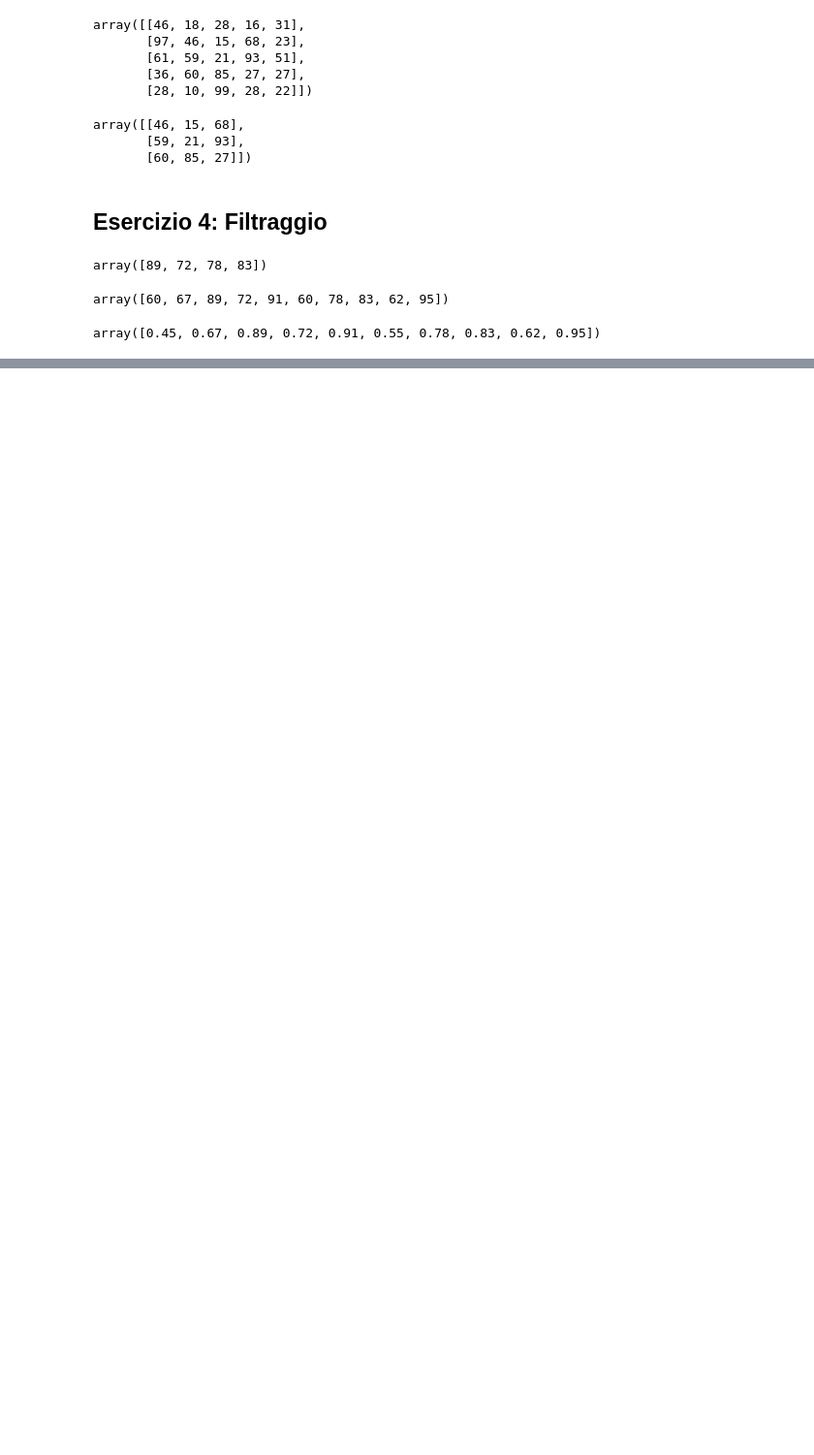
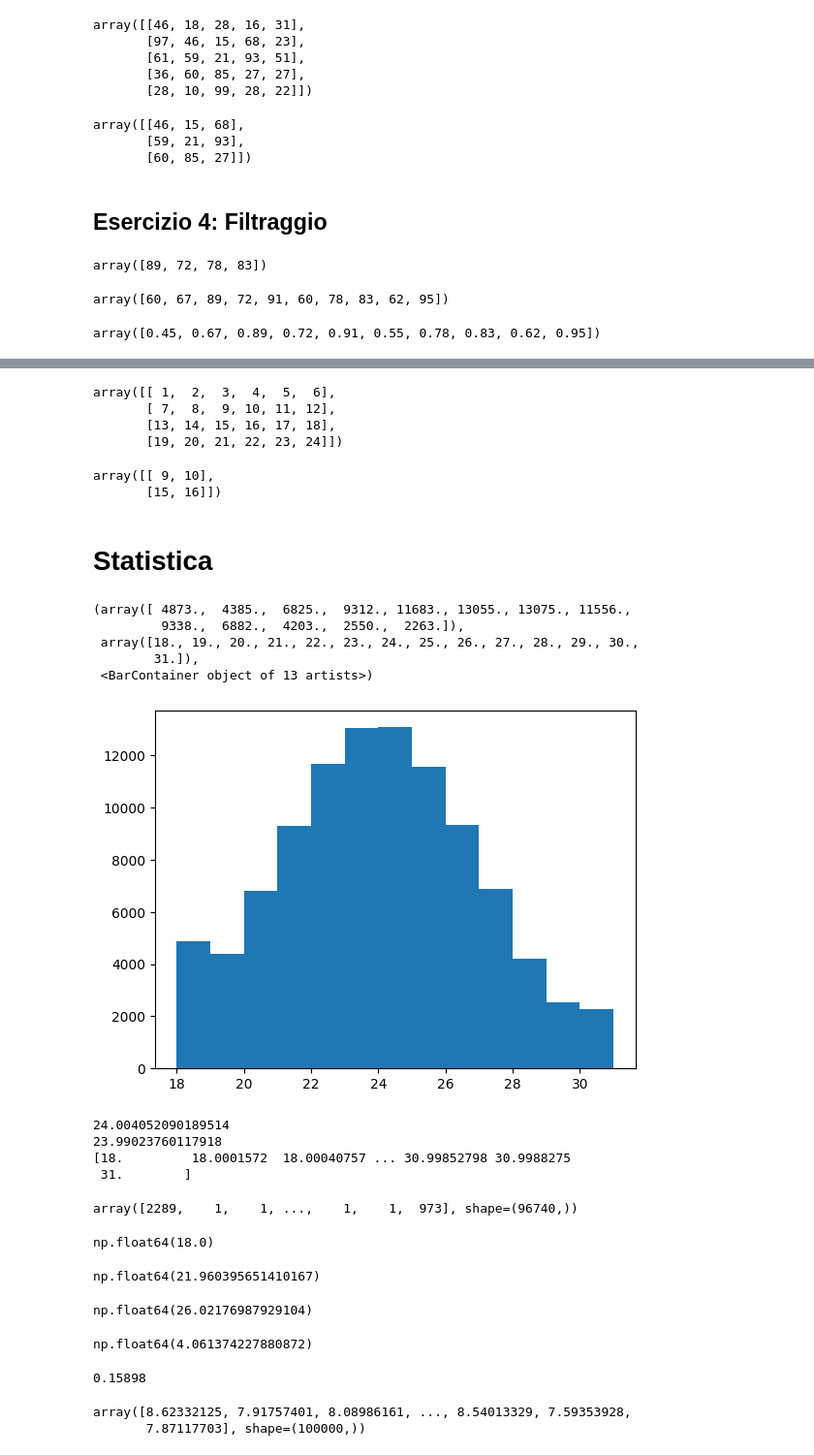
Before and after one commit to CorsiPython/codice_corso_python, a Jupyter notebook: numpy.ipynb, the cells around one changed output, grey strips where cells are left out. Shown at 97% size. Cells and saved outputs as stored; diff of their text form; code cells hidden in the pictures; blank space fills up the shorter version.

```diff
--- a/numpy.ipynb
+++ b/numpy.ipynb
@@ -150,0 +307,34 @@ array([0.45, 0.67, 0.89, 0.72, 0.91, 0.55, 0.78, 0.83, 0.62, 0.95])
+# %%
+M
+# %% [output]
+array([[ 1,  2,  3,  4,  5,  6],
+       [ 7,  8,  9, 10, 11, 12],
+       [13, 14, 15, 16, 17, 18],
+       [19, 20, 21, 22, 23, 24]])
+# %%
+M[1:3, 2:4]
+# %% [output]
+array([[ 9, 10],
+       [15, 16]])
+# %% [markdown]
+# Statistica
+# %%
+voti = (np.random.randn(100000) * 3.0 + 24).clip(18, 31)  # .round()
+# %%
+plt.hist(voti, bins=13)
+# %% [output]
+(array([ 4873.,  4385.,  6825.,  9312., 11683., 13055., 13075., 11556.,
+         9338.,  6882.,  4203.,  2550.,  2263.]),
+ array([18., 19., 20., 21., 22., 23., 24., 25., 26., 27., 28., 29., 30.,
+        31.]),
+ <BarContainer object of 13 artists>)
+[figure, added]
+# %%
+print(voti.mean())
+print(np.median(voti))
+print(np.unique(voti))
+# %% [output]
+24.004052090189514
+23.99023760117918
+[18.         18.0001572  18.00040757 ... 30.99852798 30.9988275
+ 31.        ]
@@ -150,0 +343,20 @@ array([0.45, 0.67, 0.89, 0.72, 0.91, 0.55, 0.78, 0.83, 0.62, 0.95])
+# %%
+counts
+# %% [output]
+array([2289,    1,    1, ...,    1,    1,  973], shape=(96740,))
+# %%
+values[counts.argmax()]
+# %% [output]
+np.float64(18.0)
+# %%
+np.percentile(voti, 25)
+# %% [output]
+np.float64(21.960395651410167)
+# %%
+np.percentile(voti, 75)
+# %% [output]
+np.float64(26.02176987929104)
+# %%
+np.percentile(voti, 75) - np.percentile(voti, 25)
+# %% [output]
+np.float64(4.061374227880872)
@@ -150,0 +365,9 @@ array([0.45, 0.67, 0.89, 0.72, 0.91, 0.55, 0.78, 0.83, 0.62, 0.95])
+# %%
+ottimi
+# %% [output]
+0.15898
+# %%
+voti * 10 / 30
+# %% [output]
+array([8.62332125, 7.91757401, 8.08986161, ..., 8.54013329, 7.59353928,
+       7.87117703], shape=(100000,))
```
Also changed, not shown: parts of 62 cells of this notebook, 1 other file.
